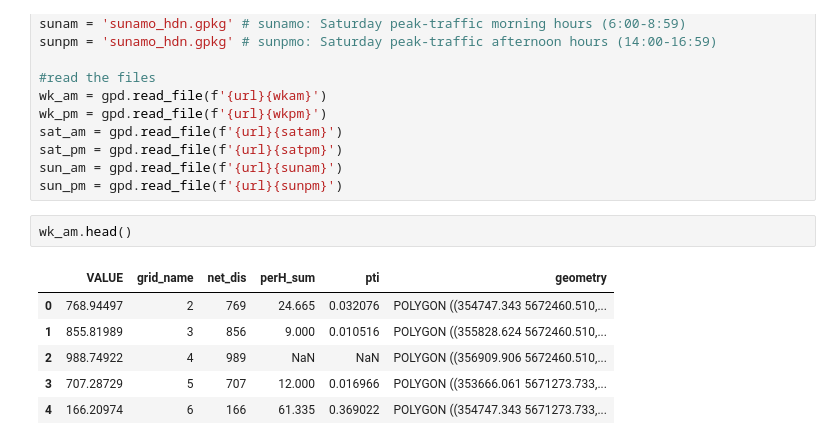
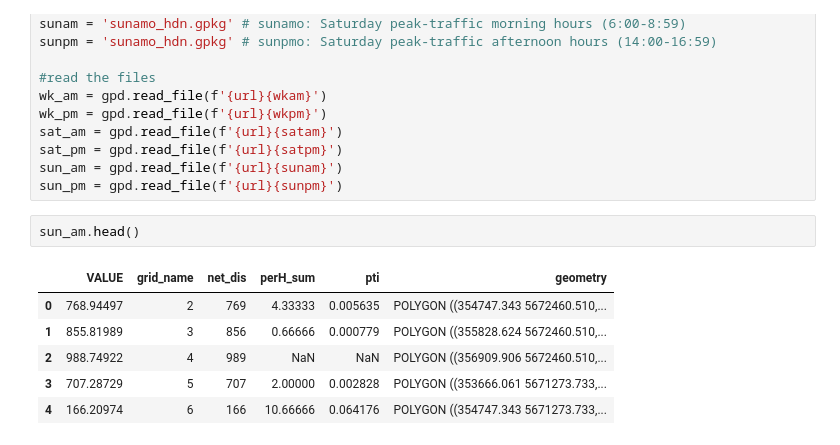
Before and after one commit to ssujit/move_sustainable, a Jupyter notebook: notebook/2_spatial_statistics.ipynb, the cells around one changed output. Drawn from its saved outputs; the diff is of its cells as text.

```diff
--- a/notebook/2_spatial_statistics.ipynb
+++ b/notebook/2_spatial_statistics.ipynb
@@ -24,11 +30,11 @@ sat_pm = gpd.read_file(f'{url}{satpm}')
 sun_am = gpd.read_file(f'{url}{sunam}')
 sun_pm = gpd.read_file(f'{url}{sunpm}')
 # %%
-wk_am.head()
+sun_am.head()
 # %% [output]
 |  | VALUE | grid_name | net_dis | perH_sum | pti | geometry |
-| 0 | 768.94497 | 2 | 769 | 24.665 | 0.032076 | POLYGON ((354747.343 5672460.510,... |
-| 1 | 855.81989 | 3 | 856 | 9.000 | 0.010516 | POLYGON ((355828.624 5672460.510,... |
+| 0 | 768.94497 | 2 | 769 | 4.33333 | 0.005635 | POLYGON ((354747.343 5672460.510,... |
+| 1 | 855.81989 | 3 | 856 | 0.66666 | 0.000779 | POLYGON ((355828.624 5672460.510,... |
 | 2 | 988.74922 | 4 | 989 | NaN | NaN | POLYGON ((356909.906 5672460.510,... |
-| 3 | 707.28729 | 5 | 707 | 12.000 | 0.016966 | POLYGON ((353666.061 5671273.733,... |
-| 4 | 166.20974 | 6 | 166 | 61.335 | 0.369022 | POLYGON ((354747.343 5671273.733,... |
+| 3 | 707.28729 | 5 | 707 | 2.00000 | 0.002828 | POLYGON ((353666.061 5671273.733,... |
+| 4 | 166.20974 | 6 | 166 | 10.66666 | 0.064176 | POLYGON ((354747.343 5671273.733,... |
```
Also changed, not shown: parts of 39 cells of this notebook.
